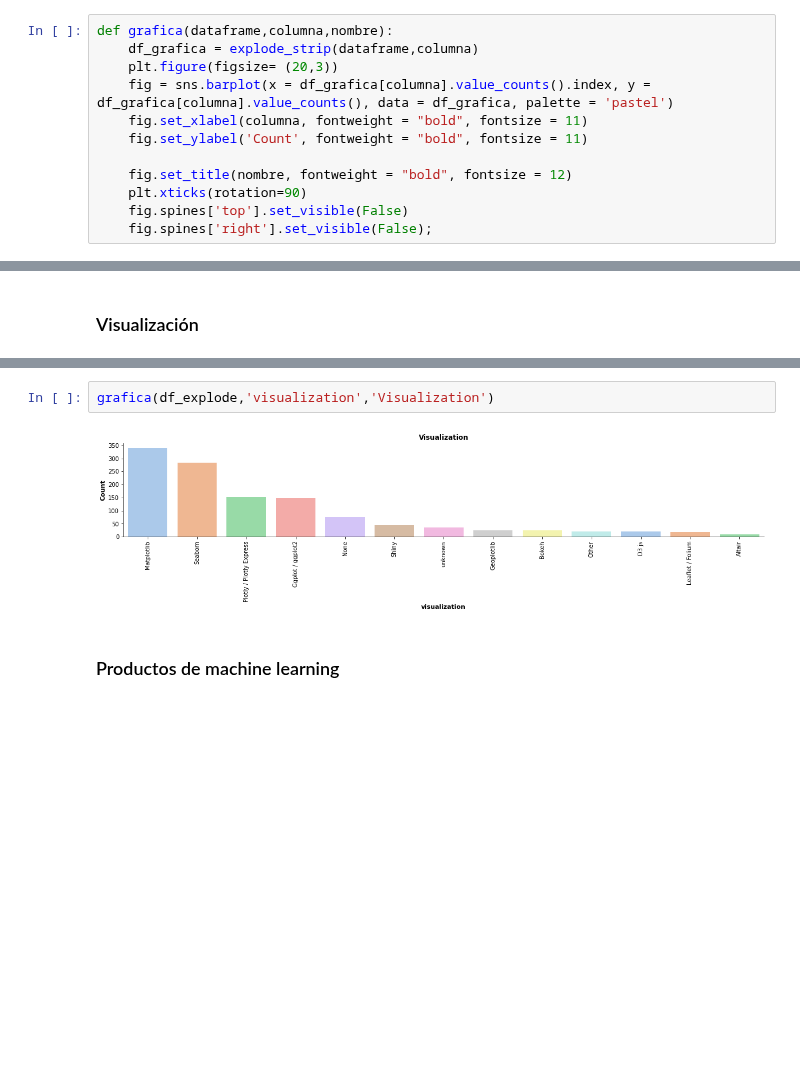
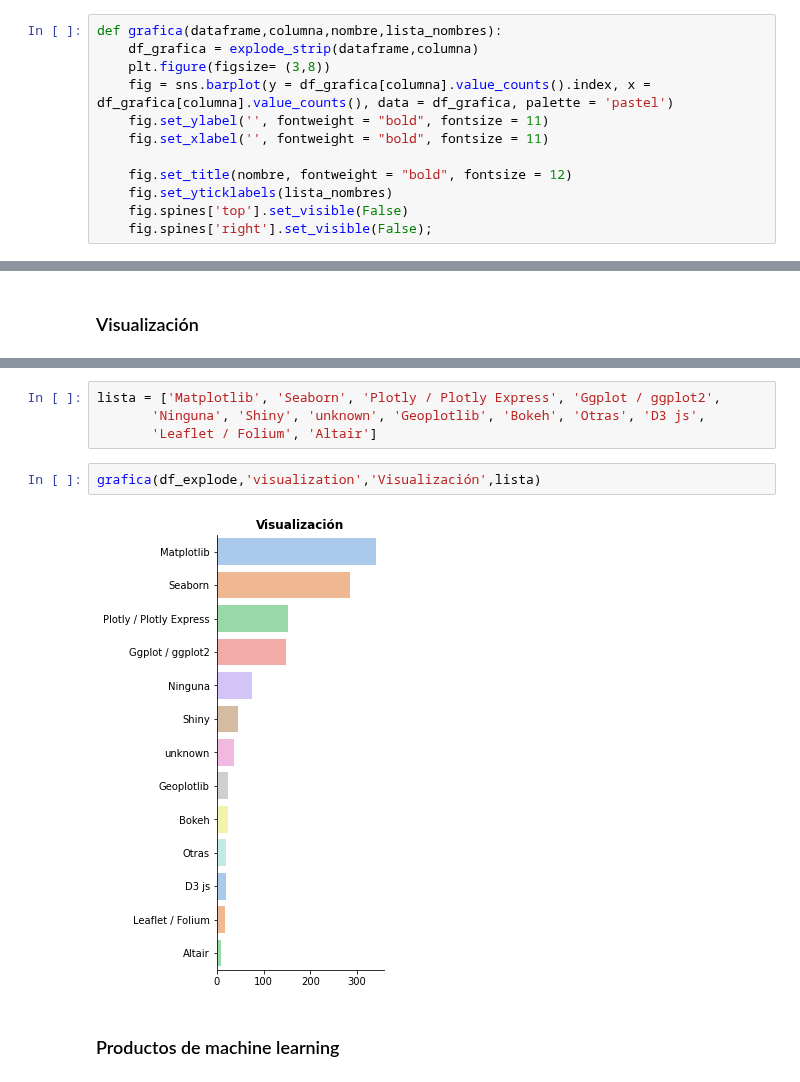
Before and after one commit to MonicaSL110/proyecto-transformacion-digital, a Jupyter notebook: preguntas_graficas.ipynb, the cells around one changed output, grey strips where cells are left out. Drawn from its saved outputs; the diff is of its cells as text; blank space fills up the shorter version.

Commit message:
graficas actualizadas

```diff
--- a/preguntas_graficas.ipynb
+++ b/preguntas_graficas.ipynb
@@ -54,14 +54,14 @@ def explode_strip(dataframe,columna):
     dataframe2[columna] = dataframe2[columna].apply(quitar_espacios)
     return dataframe2
 # %%
-def grafica(dataframe,columna,nombre):
+def grafica(dataframe,columna,nombre,lista_nombres):
     df_grafica = explode_strip(dataframe,columna)
-    plt.figure(figsize= (20,3))
-    fig = sns.barplot(x = df_grafica[columna].value_counts().index, y = df_grafica[columna].value_counts(), data = df_grafica, palette = 'pastel')
-    fig.set_xlabel(columna, fontweight = "bold", fontsize = 11)
-    fig.set_ylabel('Count', fontweight = "bold", fontsize = 11)
+    plt.figure(figsize= (3,8))
+    fig = sns.barplot(y = df_grafica[columna].value_counts().index, x = df_grafica[columna].value_counts(), data = df_grafica, palette = 'pastel')
+    fig.set_ylabel('', fontweight = "bold", fontsize = 11)
+    fig.set_xlabel('', fontweight = "bold", fontsize = 11)
 
     fig.set_title(nombre, fontweight = "bold", fontsize = 12)
-    plt.xticks(rotation=90)
+    fig.set_yticklabels(lista_nombres)
     fig.spines['top'].set_visible(False)
     fig.spines['right'].set_visible(False);
@@ -247,6 +295,10 @@ grafica(df_explode,'ide','Integrated Development Environment')
+# %%
+lista = ['Matplotlib', 'Seaborn', 'Plotly / Plotly Express', 'Ggplot / ggplot2',
+       'Ninguna', 'Shiny', 'unknown', 'Geoplotlib', 'Bokeh', 'Otras', 'D3 js',
+       'Leaflet / Folium', 'Altair']
 # %%
-grafica(df_explode,'visualization','Visualization')
+grafica(df_explode,'visualization','Visualización',lista)
 # %% [output]
-[figure, old version]
+[figure, new version]
 # %% [markdown]
 ### Productos de machine learning
```
Also changed, not shown: parts of 42 cells of this notebook.
